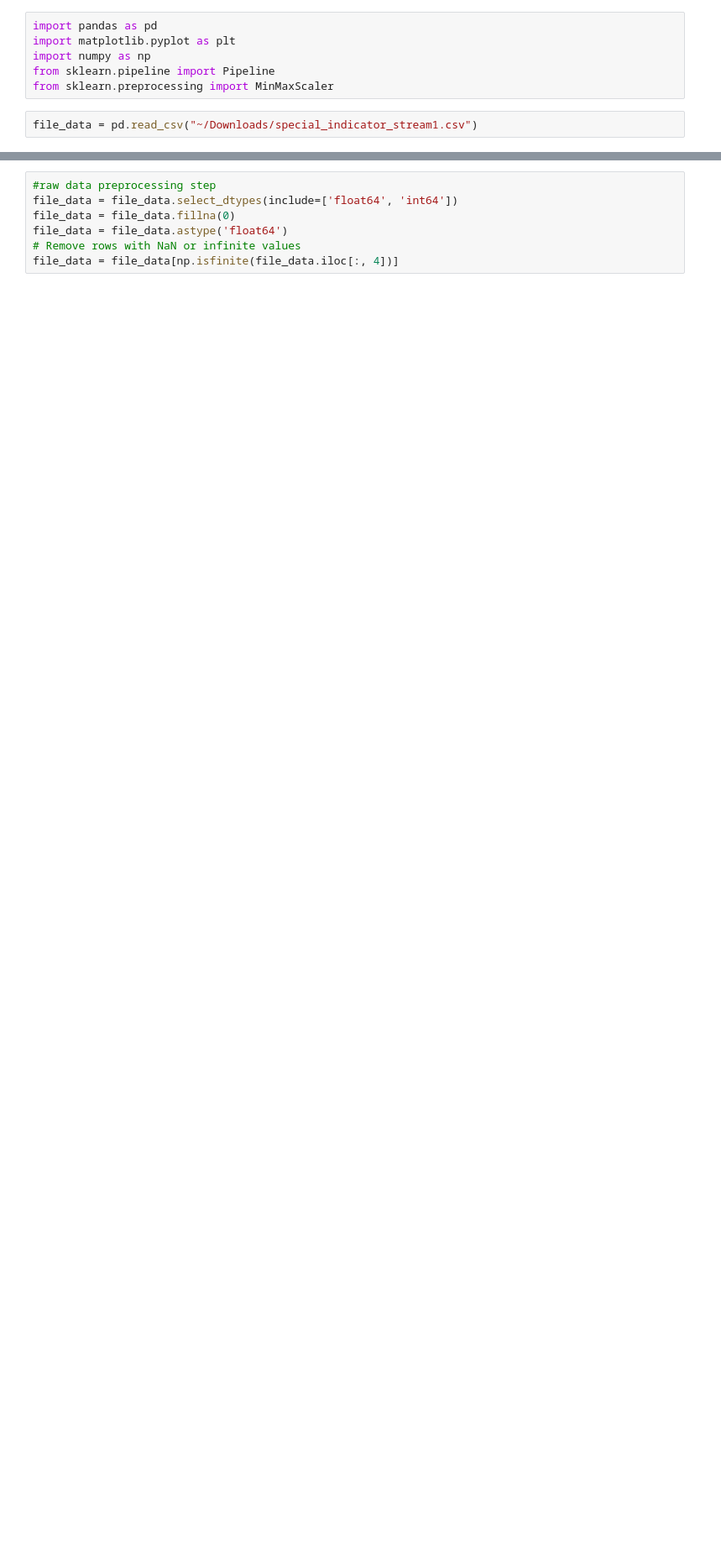
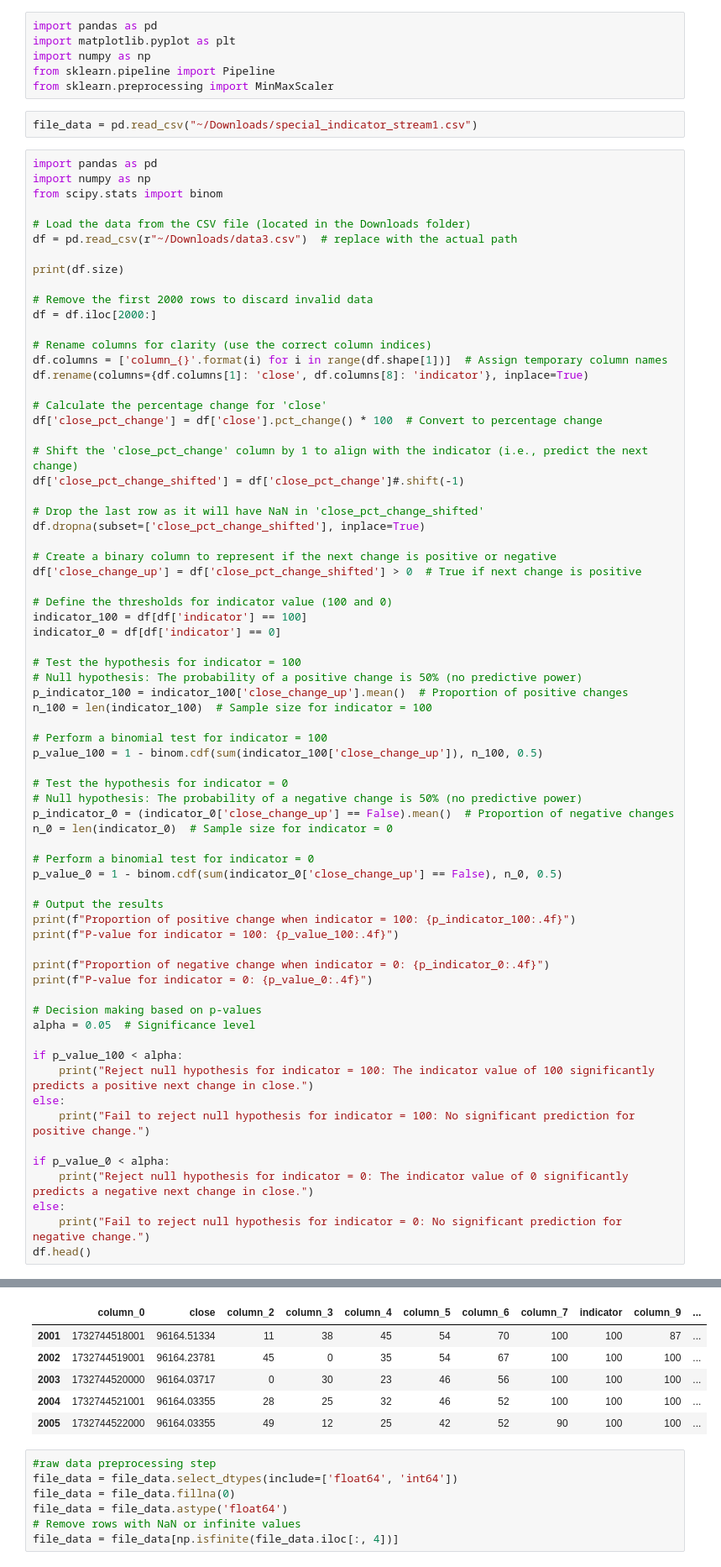
Before and after one commit to spockiash/DataAnalysis, a Jupyter notebook: Notebooks/StockDataPrep/SpecialIndicatorAnalysis.ipynb, the cells around one changed output, grey strips where cells are left out. Shown: that part at 84% size. Cells and saved outputs as stored; diff of their text form; blank space fills up the shorter version.

```diff
--- a/Notebooks/StockDataPrep/SpecialIndicatorAnalysis.ipynb
+++ b/Notebooks/StockDataPrep/SpecialIndicatorAnalysis.ipynb
@@ -6,3 +6,73 @@ from sklearn.pipeline import Pipeline
 from sklearn.preprocessing import MinMaxScaler
 # %%
 file_data = pd.read_csv("~/Downloads/special_indicator_stream1.csv")
+# %%
+import pandas as pd
+import numpy as np
+from scipy.stats import binom
+
+# Load the data from the CSV file (located in the Downloads folder)
+df = pd.read_csv(r"~/Downloads/data3.csv")  # replace with the actual path
+
+print(df.size)
+
+# Remove the first 2000 rows to discard invalid data
+df = df.iloc[2000:]
+
+# Rename columns for clarity (use the correct column indices)
+df.columns = ['column_{}'.format(i) for i in range(df.shape[1])]  # Assign temporary column names
+df.rename(columns={df.columns[1]: 'close', df.columns[8]: 'indicator'}, inplace=True)
+
+# Calculate the percentage change for 'close'
+df['close_pct_change'] = df['close'].pct_change() * 100  # Convert to percentage change
+
+# Shift the 'close_pct_change' column by 1 to align with the indicator (i.e., predict the next change)
+df['close_pct_change_shifted'] = df['close_pct_change']#.shift(-1)
+
+# Drop the last row as it will have NaN in 'close_pct_change_shifted'
+df.dropna(subset=['close_pct_change_shifted'], inplace=True)
+
+# Create a binary column to represent if the next change is positive or negative
+df['close_change_up'] = df['close_pct_change_shifted'] > 0  # True if next change is positive
+
+# Define the thresholds for indicator value (100 and 0)
+indicator_100 = df[df['indicator'] == 100]
+indicator_0 = df[df['indicator'] == 0]
+
+# Test the hypothesis for indicator = 100
+# Null hypothesis: The probability of a positive change is 50% (no predictive power)
+p_indicator_100 = indicator_100['close_change_up'].mean()  # Proportion of positive changes
+n_100 = len(indicator_100)  # Sample size for indicator = 100
+
+# Perform a binomial test for indicator = 100
+p_value_100 = 1 - binom.cdf(sum(indicator_100['close_change_up']), n_100, 0.5)
+
+# Test the hypothesis for indicator = 0
+# Null hypothesis: The probability of a negative change is 50% (no predictive power)
+p_indicator_0 = (indicator_0['close_change_up'] == False).mean()  # Proportion of negative changes
+n_0 = len(indicator_0)  # Sample size for indicator = 0
+
+# Perform a binomial test for indicator = 0
+p_value_0 = 1 - binom.cdf(sum(indicator_0['close_change_up'] == False), n_0, 0.5)
+
+# Output the results
+print(f"Proportion of positive change when indicator = 100: {p_indicator_100:.4f}")
+print(f"P-value for indicator = 100: {p_value_100:.4f}")
+
+print(f"Proportion of negative change when indicator = 0: {p_indicator_0:.4f}")
+print(f"P-value for indicator = 0: {p_value_0:.4f}")
+
+# Decision making based on p-values
+alpha = 0.05  # Significance level
+
+if p_value_100 < alpha:
+    print("Reject null hypothesis for indicator = 100: The indicator value of 100 significantly predicts a positive next change in close.")
+else:
+    print("Fail to reject null hypothesis for indicator = 100: No significant prediction for positive change.")
+
+if p_value_0 < alpha:
+    print("Reject null hypothesis for indicator = 0: The indicator value of 0 significantly predicts a negative next change in close.")
+else:
+    print("Fail to reject null hypothesis for indicator = 0: No significant prediction for negative change.")
+df.head()
+# %% [output]
@@ -9,3 +86,9 @@ file_data = pd.read_csv("~/Downloads/special_indicator_stream1.csv")
+|  | column_0 | close | column_2 | column_3 | column_4 | column_5 | column_6 | column_7 | indicator | column_9 | ... |
+| 2001 | 1732744518001 | 96164.51334 | 11 | 38 | 45 | 54 | 70 | 100 | 100 | 87 | ... |
+| 2002 | 1732744519001 | 96164.23781 | 45 | 0 | 35 | 54 | 67 | 100 | 100 | 100 | ... |
+| 2003 | 1732744520000 | 96164.03717 | 0 | 30 | 23 | 46 | 56 | 100 | 100 | 100 | ... |
+| 2004 | 1732744521001 | 96164.03355 | 28 | 25 | 32 | 46 | 52 | 100 | 100 | 100 | ... |
+| 2005 | 1732744522000 | 96164.03355 | 49 | 12 | 25 | 42 | 52 | 90 | 100 | 100 | ... |
 # %%
 #raw data preprocessing step
 file_data = file_data.select_dtypes(include=['float64', 'int64'])
```
Also changed, not shown: parts of 1 cell of this notebook, 3 other files.
